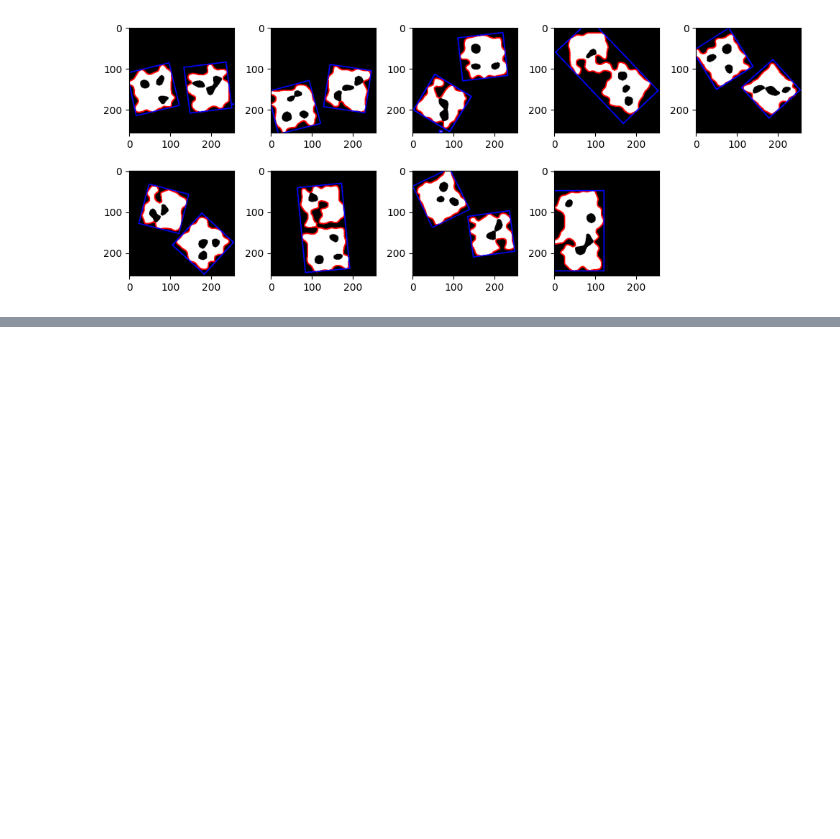
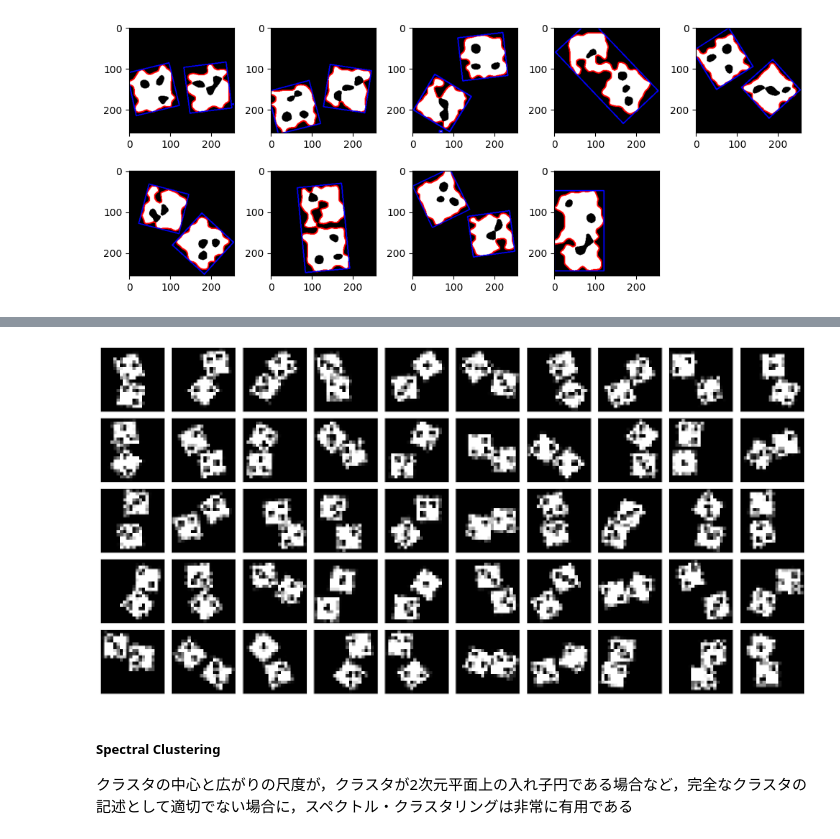
Before and after one commit to SStakafumi/sony-dice-competition, a Jupyter notebook: eda.ipynb, the cells around one changed output, grey strips where cells are left out. Saved outputs shown, nothing was run; the diff lists cells and outputs as text; code cells hidden in the pictures; blank space fills up the shorter version.

Commit message:
try spectral clustering

```diff
--- a/eda.ipynb
+++ b/eda.ipynb
@@ -454,0 +515,16 @@ for i in range(9):
+# %%
+# サイコロが二つの時
+# n = 50
+fig = plt.figure(figsize=(15, 15*((n//10)/10)))
+
+for cnt, i in enumerate(two_dice_idx_test[:n]):
+    ax = fig.add_subplot(n//10, 10, cnt+1)
+    ax.axes.xaxis.set_visible(False)
+    ax.axes.yaxis.set_visible(False)
+    plt.imshow(X_test[i, :], cmap='gray')
+    plt.tight_layout()
+# %% [output]
+[figure, added]
+# %% [markdown]
+##### Spectral Clustering
+クラスタの中心と広がりの尺度が，クラスタが2次元平面上の入れ子円である場合など，完全なクラスタの記述として適切でない場合に，スペクトル・クラスタリングは非常に有用である
```
Also changed, not shown: parts of 27 cells of this notebook.
